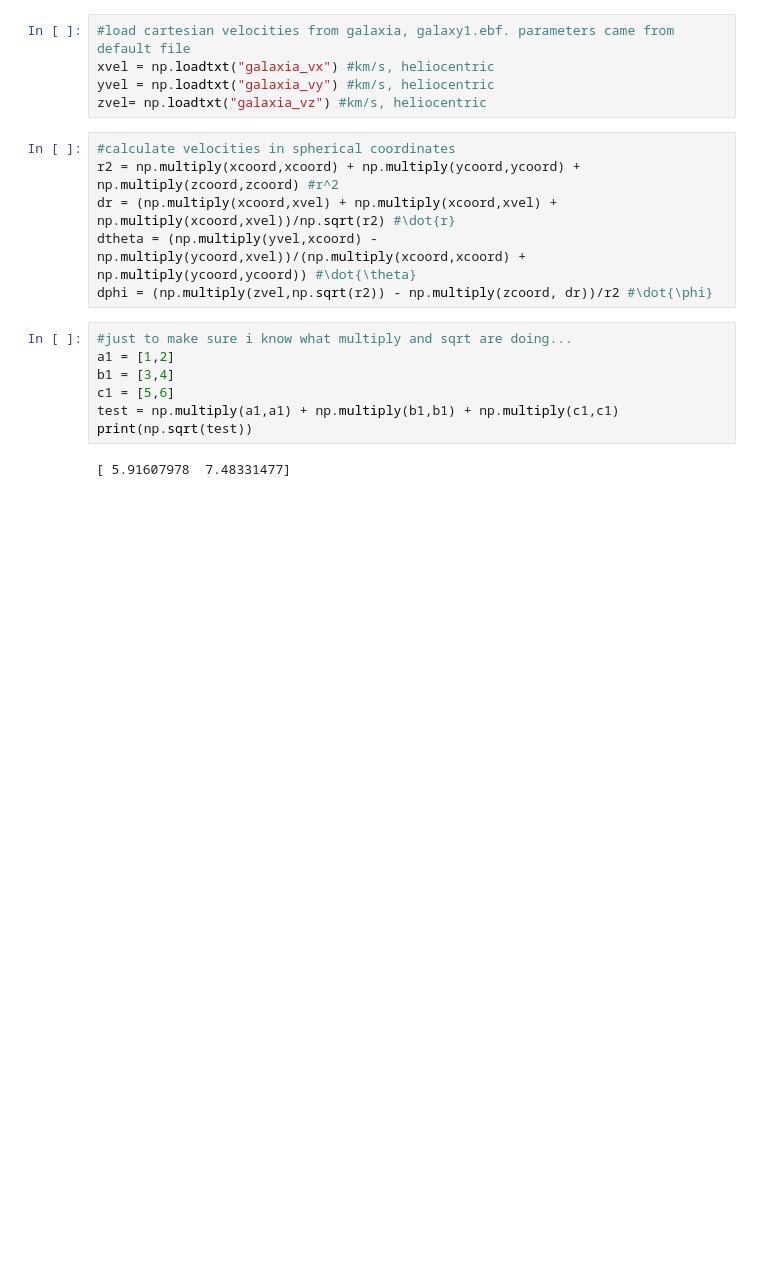
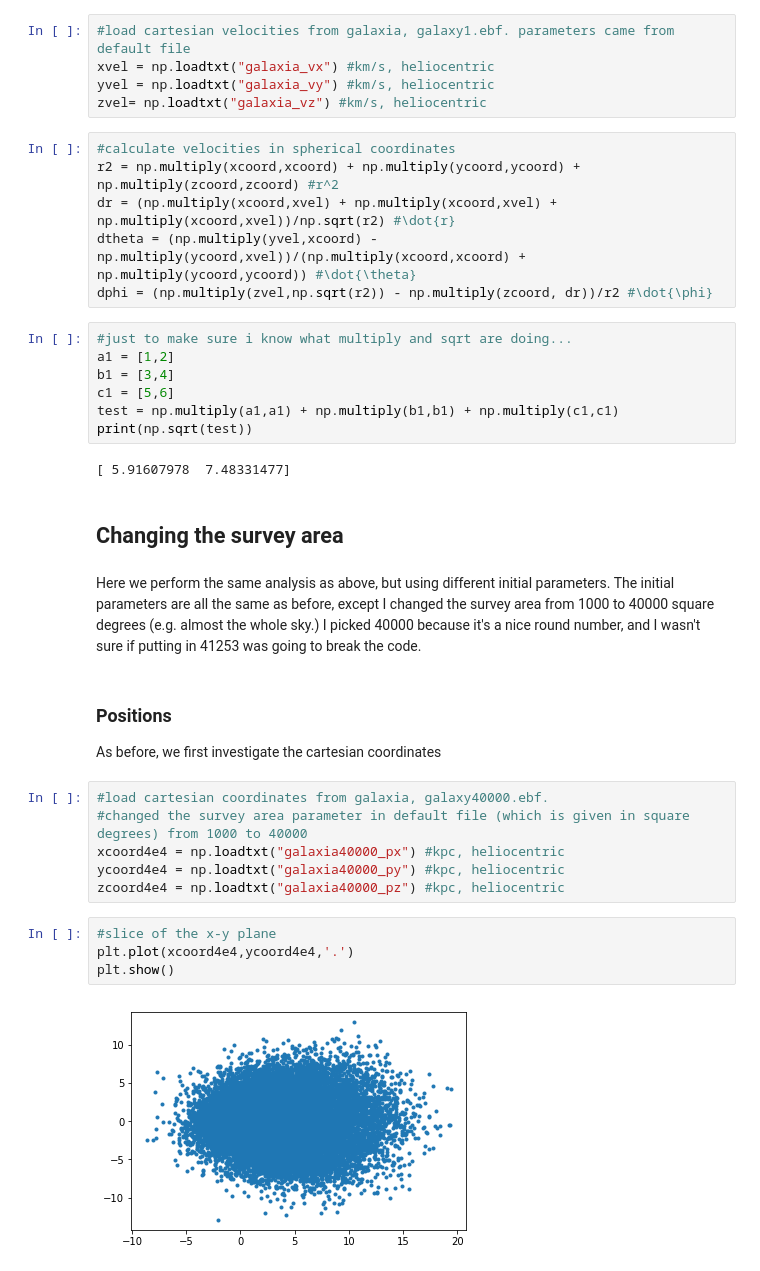
Before and after one commit to bluefatima/PandaRepo, a Jupyter notebook: galaxiaTest.ipynb, the cells around one changed output. Saved outputs shown, nothing was run; the diff lists cells and outputs as text; blank space fills up the shorter version.

```diff
--- a/galaxiaTest.ipynb
+++ b/galaxiaTest.ipynb
@@ -121,3 +149,23 @@ test = np.multiply(a1,a1) + np.multiply(b1,b1) + np.multiply(c1,c1)
 print(np.sqrt(test))
 # %% [output]
 [ 5.91607978  7.48331477]
+# %% [markdown]
+## Changing the survey area
+# %% [markdown]
+Here we perform the same analysis as above, but using different initial parameters. The initial parameters are all the same as before, except I changed the survey area from 1000 to 40000 square degrees (e.g. almost the whole sky.) I picked 40000 because it's a nice round number, and I wasn't sure if putting in 41253 was going to break the code.
+# %% [markdown]
+### Positions
+
+As before, we first investigate the cartesian coordinates
+# %%
+#load cartesian coordinates from galaxia, galaxy40000.ebf.
+#changed the survey area parameter in default file (which is given in square degrees) from 1000 to 40000
+xcoord4e4 = np.loadtxt("galaxia40000_px") #kpc, heliocentric
+ycoord4e4 = np.loadtxt("galaxia40000_py") #kpc, heliocentric
+zcoord4e4 = np.loadtxt("galaxia40000_pz") #kpc, heliocentric
+# %%
+#slice of the x-y plane
+plt.plot(xcoord4e4,ycoord4e4,'.')
+plt.show()
+# %% [output]
+[figure, added]
```
Also changed, not shown: parts of 22 cells of this notebook.
